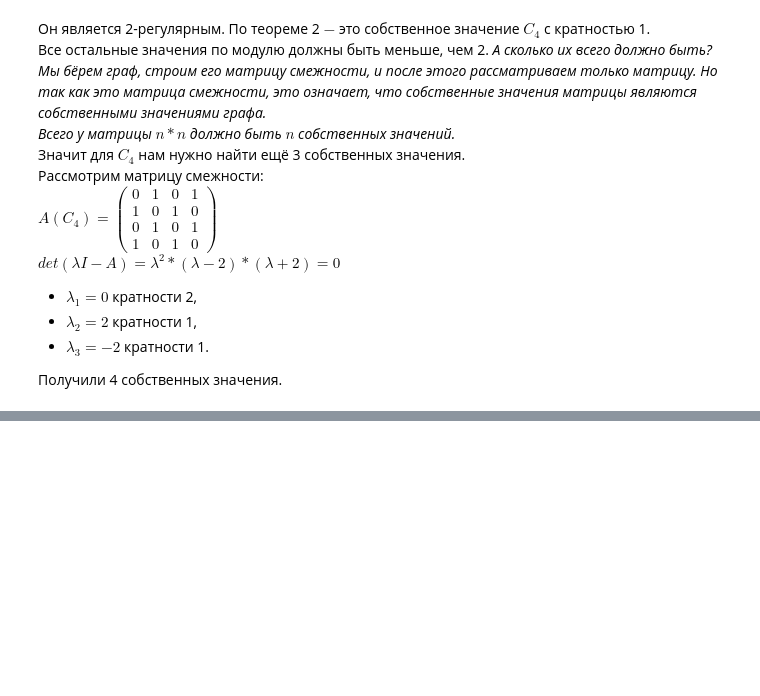
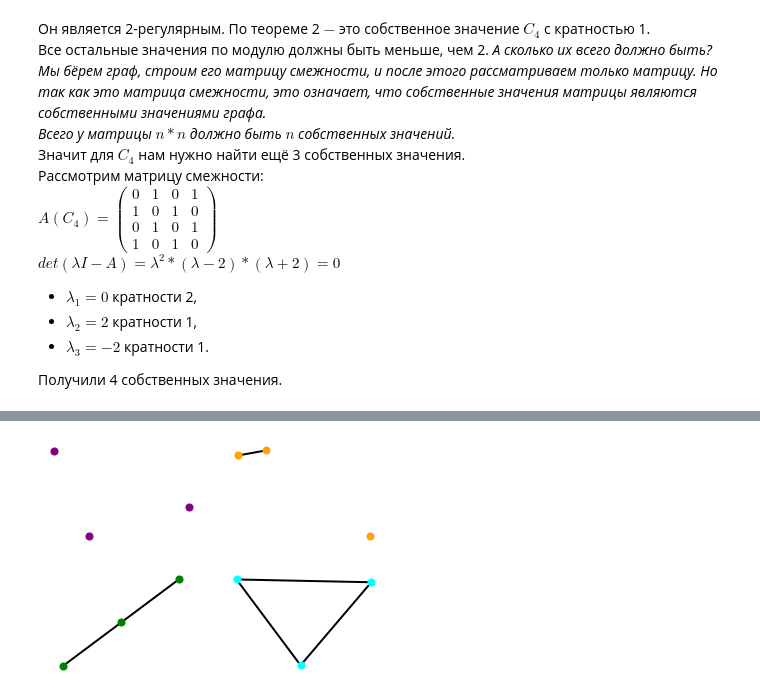
Before and after one commit to Oxanette/interactive_atg, a Jupyter notebook: Interactive_Tutorial_Chernykh.ipynb, the cells around one changed output, grey strips where cells are left out. Saved outputs shown, nothing was run; the diff lists cells and outputs as text; code cells hidden in the pictures; blank space fills up the shorter version.

```diff
--- a/Interactive_Tutorial_Chernykh.ipynb
+++ b/Interactive_Tutorial_Chernykh.ipynb
@@ -370,0 +485,33 @@ $det(\lambda I - A) = \lambda^2*(\lambda-2)*(\lambda+2) = 0$<br>
+# %%
+G_30 = nx.Graph()
+G_30.add_nodes_from([1,2,3])
+G_31 = nx.Graph()
+G_31.add_nodes_from([1,2,3])
+G_31.add_edges_from([(1,2)])
+G_32 = nx.Graph()
+G_32.add_nodes_from([1,2,3])
+G_32.add_edges_from([(1,2), (1,3)])
+G_33 = nx.Graph()
+G_33.add_nodes_from([1,2,3])
+G_33.add_edges_from([(1,2), (1,3), (2,3)])
+plt.subplot(221)
+options = {'node_color': "purple",
+          'width': 2, 'node_size': 50}
+nx.draw(G_30, **options, with_labels=False, font_weight='bold')
+plt.subplot(222)
+options = {'node_color': "orange",
+          'width': 2,'node_size': 50}
+nx.draw(G_31, **options, with_labels=False, font_weight='bold')
+plt.show()
+plt.subplot(223)
+options = {'node_color': "green",
+          'width': 2, 'node_size': 50}
+nx.draw(G_32, **options, with_labels=False, font_weight='bold')
+plt.subplot(224)
+options = {'node_color': "cyan",
+          'width': 2,'node_size': 50}
+nx.draw(G_33, **options, with_labels=False, font_weight='bold')
+plt.show()
+# %% [output]
+[figure, added]
+[figure, added]
```
Also changed, not shown: parts of 19 cells of this notebook.
